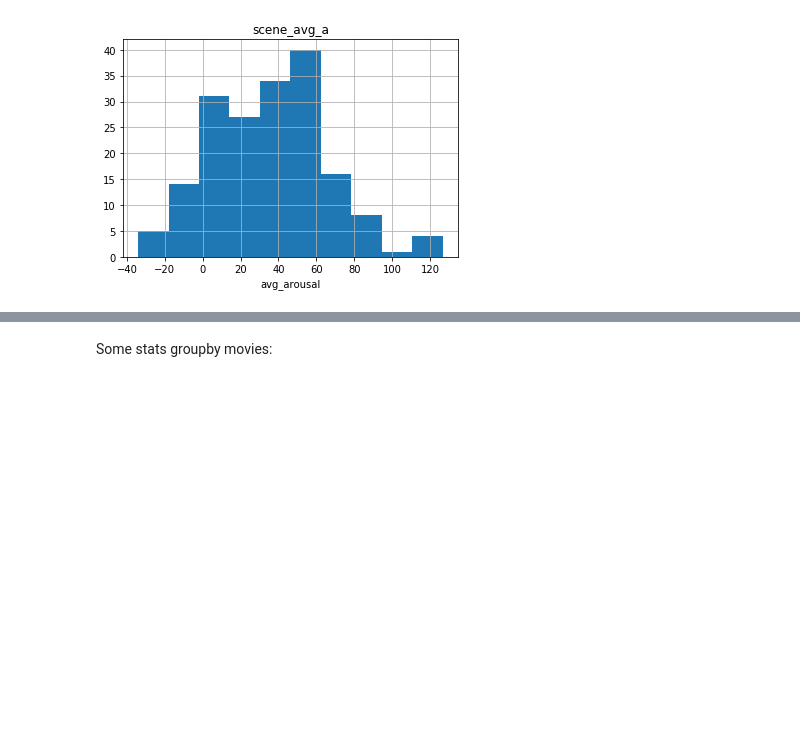
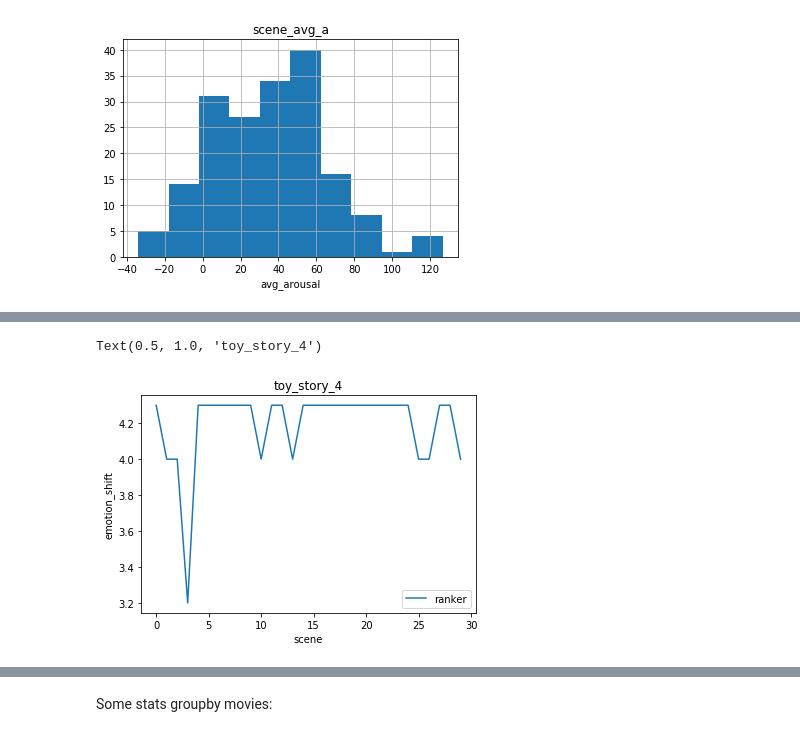
Before and after one commit to ucsd-dsc-arts/dsc160-midterm-group13, a Jupyter notebook: code/notebooks/More viz about feature.ipynb, the cells around one changed output, grey strips where cells are left out. Cells and saved outputs as stored; diff of their text form; code cells hidden in the pictures; blank space fills up the shorter version.

```diff
--- a/code/notebooks/More viz about feature.ipynb
+++ b/code/notebooks/More viz about feature.ipynb
@@ -84,0 +138,9 @@ Text(0.5, 0, 'avg_arousal')
+# %%
+sl4=ploter[ploter['scene_movie']==movies[3]].reset_index()
+sl4[['ranker']].plot()
+plt.xlabel('scene')
+plt.ylabel('emotion_shift')
+plt.title(movies[3])
+# %% [output]
+Text(0.5, 1.0, 'toy_story_4')
+[figure, added]
```
Also changed, not shown: parts of 11 cells of this notebook, 2 other files.
